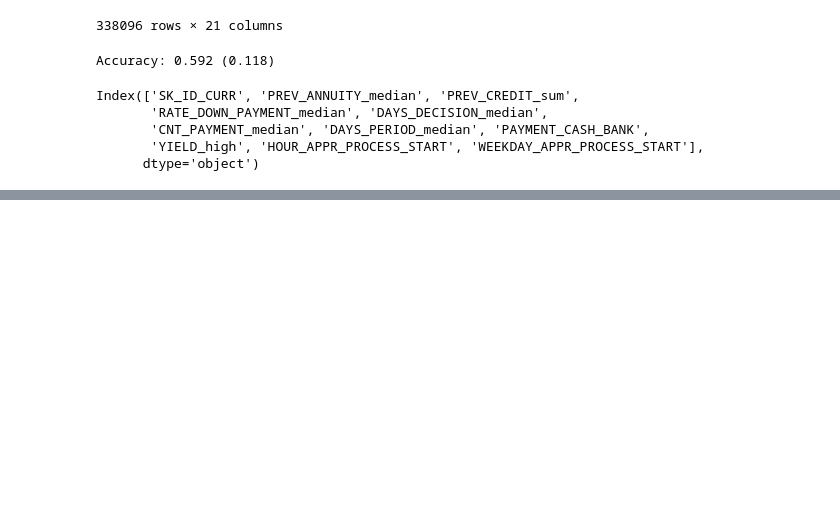
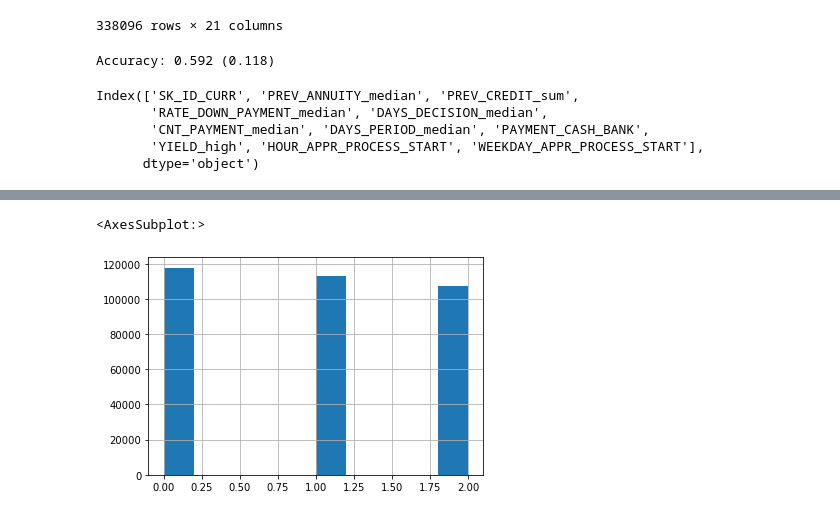
Before and after one commit to hazel1002/credit_risk, a Jupyter notebook: feature_selection.ipynb, the cells around one changed output, grey strips where cells are left out. Drawn from its saved outputs; the diff is of its cells as text; code cells hidden in the pictures; blank space fills up the shorter version.

```diff
--- a/feature_selection.ipynb
+++ b/feature_selection.ipynb
@@ -663,0 +717,4 @@ Index(['SK_ID_CURR', 'PREV_ANNUITY_median', 'PREV_CREDIT_sum',
+# %%
+import pandas as pd
+chao_label = pd.read_csv('/Users/hazel/Documents/credit_project_data/Jen-Chao Huang/prev_x_label_0727.csv')
+chao_label
@@ -663,0 +735,3 @@ Index(['SK_ID_CURR', 'PREV_ANNUITY_median', 'PREV_CREDIT_sum',
+# %%
+chao_label['late_count_total / INSTALMENT_count'] = chao_label['late_count_total']/chao_label['INSTALMENT_count']
+chao_label
@@ -663,0 +752,7 @@ Index(['SK_ID_CURR', 'PREV_ANNUITY_median', 'PREV_CREDIT_sum',
+# %%
+chao_label['late_count_total / INSTALMENT_count'] = pd.DataFrame(chao_label['late_count_total / INSTALMENT_count'].apply(lambda x:2 if x>0.077670 else x))
+chao_label['late_count_total / INSTALMENT_count'] = pd.DataFrame(chao_label['late_count_total / INSTALMENT_count'].apply(lambda x:1 if x<0.077670 and x>0 else x))
+chao_label['late_count_total / INSTALMENT_count'].hist()
+# %% [output]
+<AxesSubplot:>
+[figure, added]
```
Also changed, not shown: parts of 7 cells of this notebook, 17 other files.
